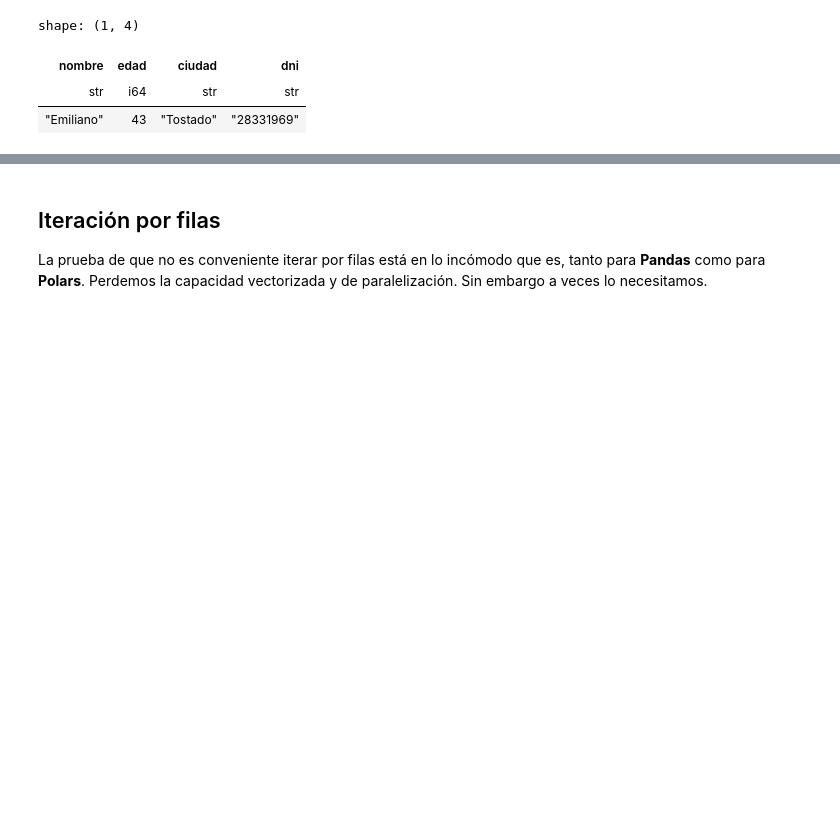
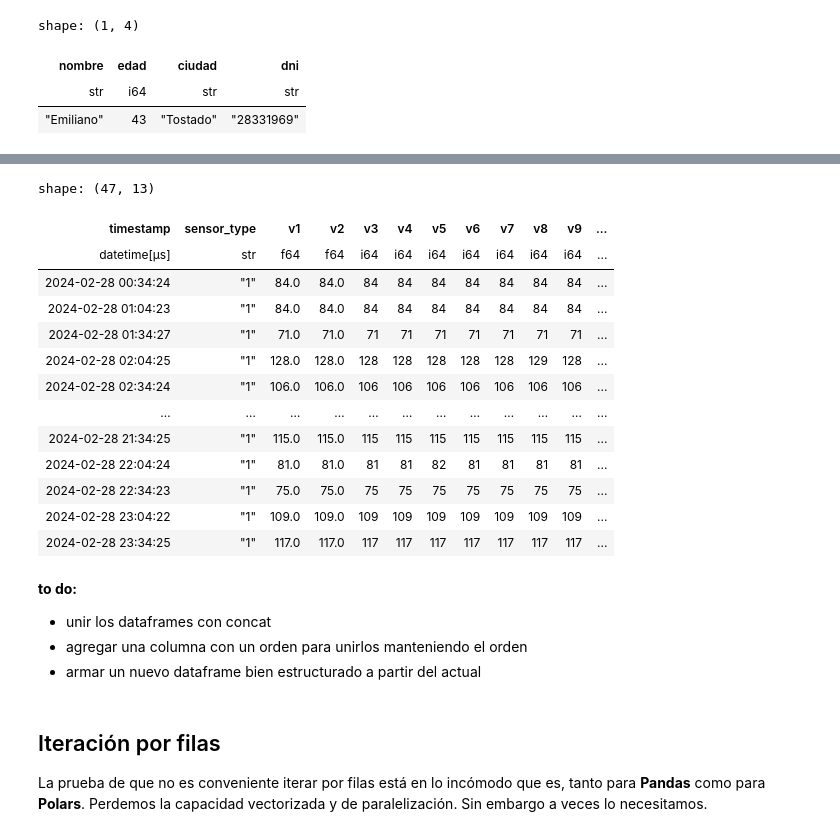
Before and after one commit to emilopez/howtos, a Jupyter notebook: polars-howto.ipynb, the cells around one changed output, grey strips where cells are left out. Cells and saved outputs as stored; diff of their text form; code cells hidden in the pictures; blank space fills up the shorter version.

```diff
--- a/polars-howto.ipynb
+++ b/polars-howto.ipynb
@@ -265,0 +278,7 @@ shape: (1, 4)
+# %%
+# leemos dataframe
+df_pl = pl.read_csv("data/dataset_02/20240228.CSV",
+                    separator=";",
+                    new_columns=["timestamp", "sensor_type", "v1", "v2", "v3", "v4", "v5", "v6", "v7", "v8", "v9", "v10", "v11"],
+                    try_parse_dates=True)
+df_pl.head()
@@ -266,3 +294,44 @@ shape: (1, 4)
+# %%
+df_laburando = df_pl.filter(
+    pl.col("sensor_type") == "1"
+)
+
+# complemento
+df_resto = df_pl.filter(
+    pl.col("sensor_type") != "1"
+)
+
+# Convertir la columna 'v11' a tipo float y la renombro a avg
+df_laburando = df_laburando.with_columns(
+    pl.lit(None).cast(pl.Float64).alias("v11")
+).rename({"v11": "avg"})
+
+# Ponemos el promedio de v1 a v10 (2 a 11) en 'v11'
+df_laburando = df_laburando.with_columns(
+    avg = pl.mean_horizontal(pl.col(df_laburando.columns[2:12]))
+)
+
+df_laburando
+# %% [output]
+shape: (47, 13)
+| timestamp | sensor_type | v1 | v2 | v3 | v4 | v5 | v6 | v7 | v8 | v9 | ... |
+| datetime[μs] | str | f64 | f64 | i64 | i64 | i64 | i64 | i64 | i64 | i64 | ... |
+| 2024-02-28 00:34:24 | "1" | 84.0 | 84.0 | 84 | 84 | 84 | 84 | 84 | 84 | 84 | ... |
+| 2024-02-28 01:04:23 | "1" | 84.0 | 84.0 | 84 | 84 | 84 | 84 | 84 | 84 | 84 | ... |
+| 2024-02-28 01:34:27 | "1" | 71.0 | 71.0 | 71 | 71 | 71 | 71 | 71 | 71 | 71 | ... |
+| 2024-02-28 02:04:25 | "1" | 128.0 | 128.0 | 128 | 128 | 128 | 128 | 128 | 129 | 128 | ... |
+| 2024-02-28 02:34:24 | "1" | 106.0 | 106.0 | 106 | 106 | 106 | 106 | 106 | 106 | 106 | ... |
+| … | … | … | … | … | … | … | … | … | … | … | ... |
+| 2024-02-28 21:34:25 | "1" | 115.0 | 115.0 | 115 | 115 | 115 | 115 | 115 | 115 | 115 | ... |
+| 2024-02-28 22:04:24 | "1" | 81.0 | 81.0 | 81 | 81 | 82 | 81 | 81 | 81 | 81 | ... |
+| 2024-02-28 22:34:23 | "1" | 75.0 | 75.0 | 75 | 75 | 75 | 75 | 75 | 75 | 75 | ... |
+| 2024-02-28 23:04:22 | "1" | 109.0 | 109.0 | 109 | 109 | 109 | 109 | 109 | 109 | 109 | ... |
+| 2024-02-28 23:34:25 | "1" | 117.0 | 117.0 | 117 | 117 | 117 | 117 | 117 | 117 | 117 | ... |
+# %% [markdown]
+**to do:**
+- unir los dataframes con concat
+- agregar una columna con un orden para unirlos manteniendo el orden
+- armar un nuevo dataframe bien estructurado a partir del actual
 # %% [markdown]
 ## Iteración por filas
 La prueba de que no es conveniente iterar por filas está en lo incómodo que es, tanto para **Pandas** como para **Polars**. Perdemos la capacidad vectorizada y de paralelización. Sin embargo a veces lo necesitamos.
```
Also changed, not shown: parts of 4 cells of this notebook.
